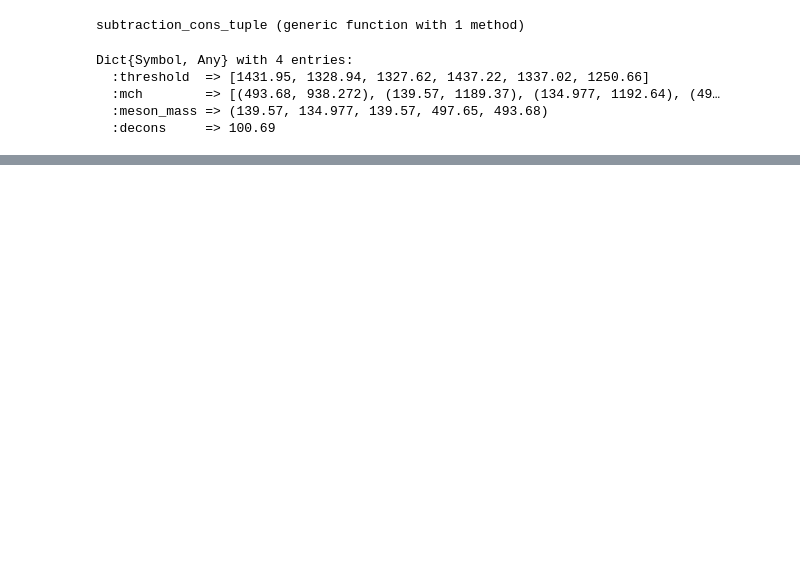
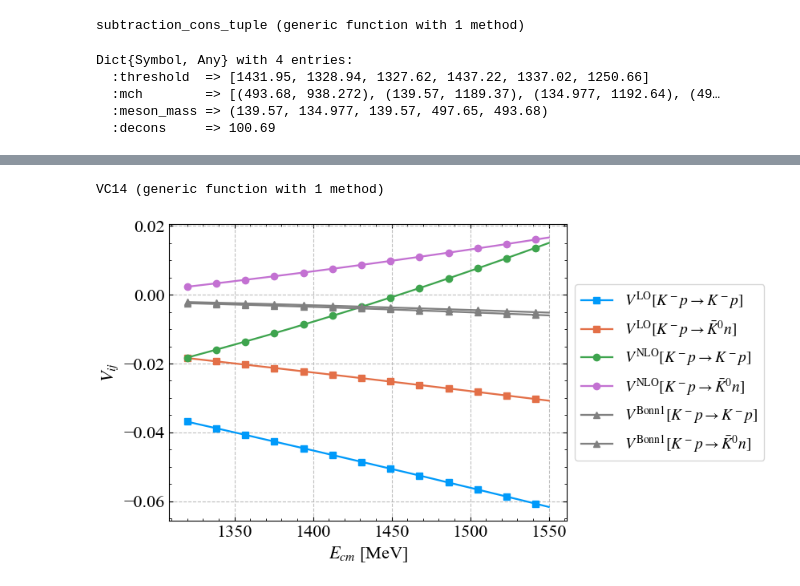
Before and after one commit to zejianzhuang-uv/N1535, a Jupyter notebook: lambda_potential.ipynb, the cells around one changed output, grey strips where cells are left out. Cells and saved outputs as stored; diff of their text form; code cells hidden in the pictures; blank space fills up the shorter version.

```diff
--- a/lambda_potential.ipynb
+++ b/lambda_potential.ipynb
@@ -57,3 +39,34 @@ fig
 # %%
 D, F = 0.8, 0.46;
+# %%
+function VC(w, par, (mi, Mi), (mj, Mj), Mk)
+    s = w*w
+    f = par[:decons]
+    Ni = norm_factor(w, (mi, Mi) )
+    Nj = norm_factor(w, (mj, Mj) )
+    Ei = baryon_energy(w, (mi, Mi) )
+    Ej = baryon_energy(w, (mj, Mj) )
+    qi = qcm(w, mi, Mi)
+    qj = qcm(w, mj, Mj)
+    v = Ni * Nj * (w + Mk - (Mi + Mk) * (mj + Mk) / (2e0(Mi + Ei)*(Ej + Mj)) * (w - Mk + Mi + Mj) +
+    (Mi + Mk)*(Mj + Mk)/(4e0qi*qj) * (w + Mk - Mi - Mj - (s + Mk^2 - mi^2 -mj^2 -2e0Ei*Ej) / (2e0 *(Mi + Ei) * (Mj + Ej)) * (w - Mk + Mi + Mj) ) *
+    log((s + Mk^2 - mi^2 -mj^2 -2e0Ei*Ej - 2e0*qi*qj) / (s + Mk^2 - mi^2 - mj^2 -2e0Ei*Ej + 2e0qi*qj) )
+    )
+    return v
+end
+
+function VC11(w, par, (mi, Mi), Mk1, Mk2)
+    CΛ = -D - 3e0F
+    CΣ = sqrt(3.)*(D - F)
+    return CΛ^2 * VC(w, par, (mi, Mi), (mi, Mi), Mk1) + CΣ^2 * VC(w, par, (mi, Mi), (mi, Mi), Mk2)
+end
+
+function VC14(w, par, (mi, Mi), (mj, Mj), Mk1, Mk2)
+    CΛ = -D - 3e0F
+    CΣ1 = sqrt(3.) * (D - F)
+    CΣ2 = -sqrt(3.) * (D - F)
+    return CΛ^2 * VC(w, par, (mi, Mi), (mi, Mj), Mk1) + CΣ1 * CΣ2 * VC(w, par, (mi, Mi), (mi, Mj), Mk2)
+end
+# %% [output]
+VC14 (generic function with 1 method)
 # %%
@@ -81,3 +97,35 @@ mp = 938.272
 mn = 939.565
 mLam = 1115.68
 mSig0 = 1192.64;
+# %%
+vd11 = [real(VD11(ww, par_phy_channel, (mkm, mp), mLam, mSig0)) for ww in w]
+vd14 = [real(VD14(ww, par_phy_channel, (mkm, mp), (mkbar0, mn), mLam, mSig0)) for ww in w];
+
+vc11 = [real(VC11(ww, par_phy_channel, (mkm, mp), mLam, mSig0)) for ww in w]
+vc14 = [real(VC14(ww, par_phy_channel, (mkm, mp), (mkbar0, mn), mLam, mSig0)) for ww in w];
+# %%
+
+fig, ax = PyPlot.subplots()
+
+ax.plot(w, (vlo11), marker="s", markevery = 20, label=L"V^{\mathrm{LO}}[K^- p \to K^- p]")
+ax.plot(w, (vlo14), marker="s", markevery = 20, label=L"V^{\mathrm{LO}}[K^- p \to \bar{K}^0 n]")
+
+ax.plot(w, vnlo11, marker="o", markevery = 20, label=L"V^{\mathrm{NLO}}[K^- p \to K^- p]")
+ax.plot(w, vnlo14, marker="o", markevery = 20, label=L"V^{\mathrm{NLO}}[K^- p \to \bar{K}^0 n]")
+
+
+
+ax.plot(w, vd11, marker="^", markevery = 20, label=L"V^\mathrm{Bonn1}[K^- p \to K^- p]", c=:gray)
+ax.plot(w, vd14, marker="^", markevery = 20, label=L"V^\mathrm{Bonn1}[K^- p \to \bar{K}^0 n]", c=:gray)
+
+
+# ax.plot(w, vc11, label=L"V^\mathrm{C}[K^- p \to K^- p]")
+# ax.plot(w, vc14, label=L"V^\mathrm{C}[K^- p \to \bar{K}^0 n]")
+
+ax.legend(loc = "center left", bbox_to_anchor=(1, 0.5))
+ax.set(xlabel=L"$E_{cm}$ [MeV]", ylabel=L"V_{ij}")
+ax.grid()
+fig.savefig("./figure/potential_conr.png")
+fig
+# %% [output]
+[figure, added]
```
Also changed, not shown: parts of 2 cells of this notebook, 5 other files.
